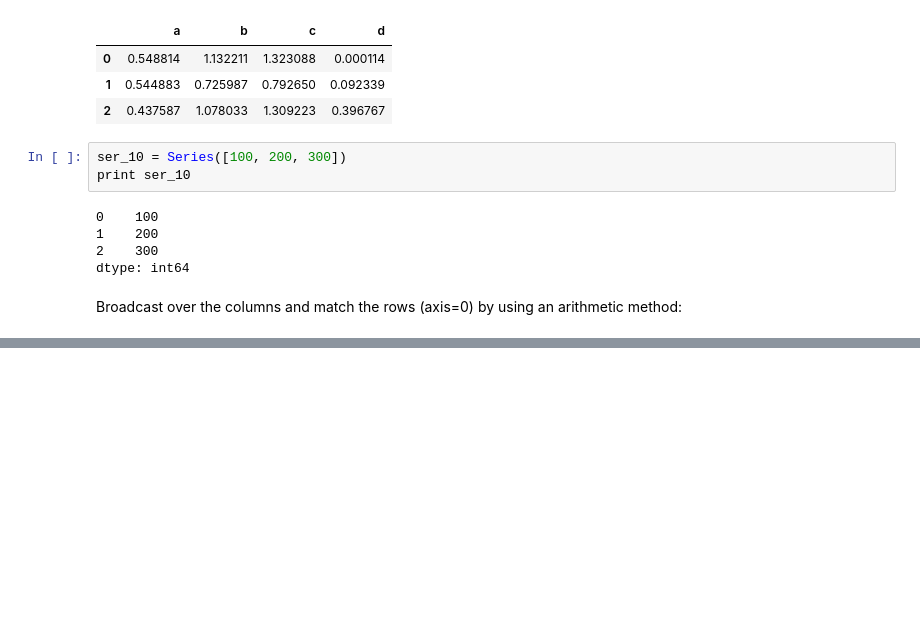
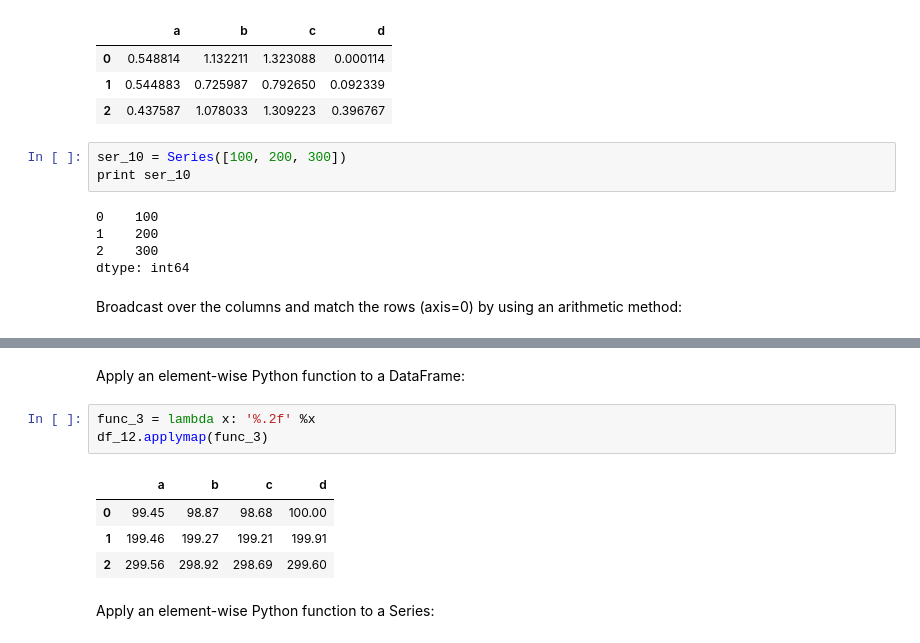
Before and after one commit to donnemartin/data-science-ipython-notebooks, a Jupyter notebook: pandas/pandas.ipynb, the cells around one changed output, grey strips where cells are left out. Drawn from its saved outputs; the diff is of its cells as text; blank space fills up the shorter version.

```diff
--- a/pandas/pandas.ipynb
+++ b/pandas/pandas.ipynb
@@ -807,0 +848,12 @@ df_10.sub(ser_10, axis=0)
+# %% [markdown]
+Apply an element-wise Python function to a DataFrame:
+# %%
+func_3 = lambda x: '%.2f' %x
+df_12.applymap(func_3)
+# %% [output]
+|  | a | b | c | d |
+| 0 | 99.45 | 98.87 | 98.68 | 100.00 |
+| 1 | 199.46 | 199.27 | 199.21 | 199.91 |
+| 2 | 299.56 | 298.92 | 298.69 | 299.60 |
+# %% [markdown]
+Apply an element-wise Python function to a Series:
```
Also changed, not shown: parts of 10 cells of this notebook.
